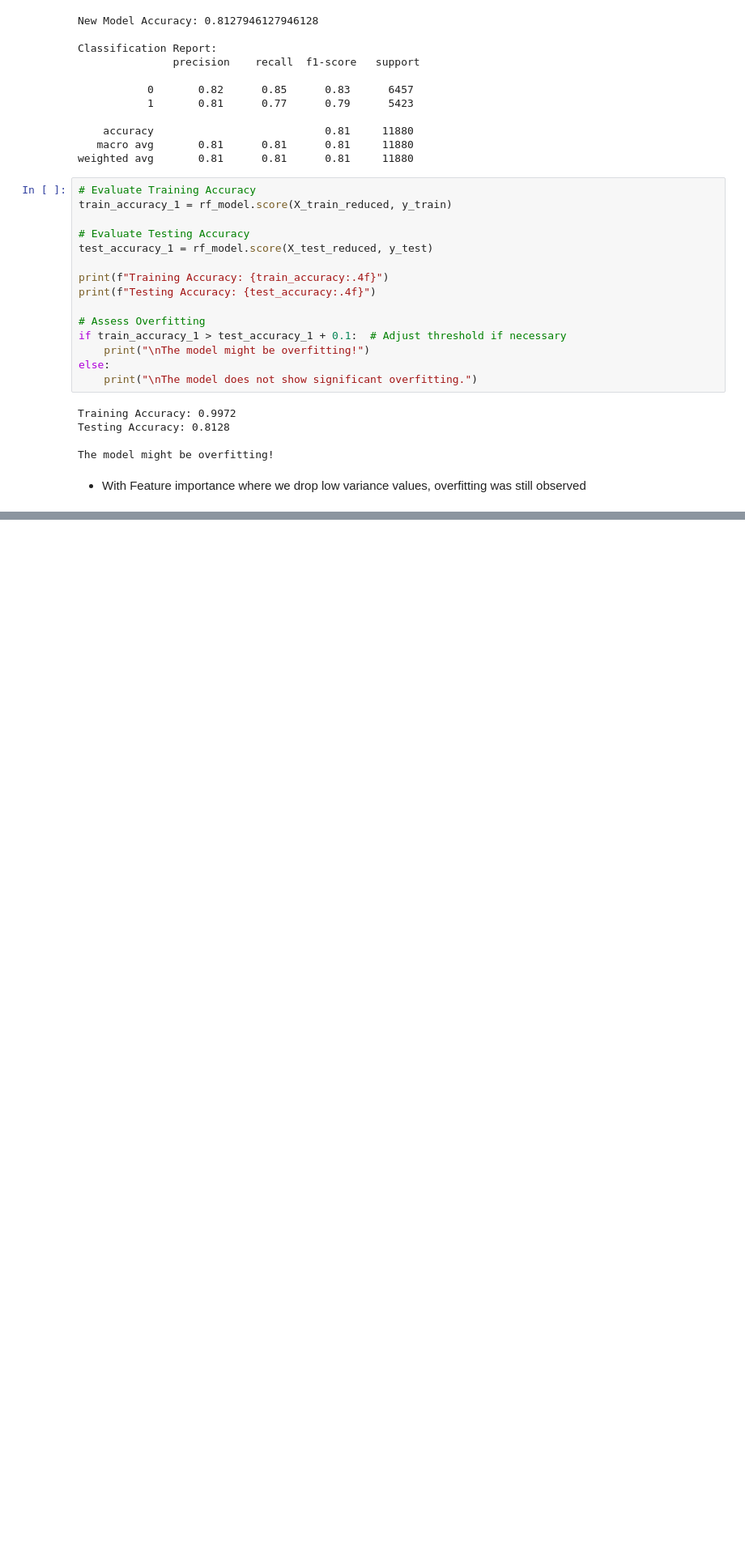
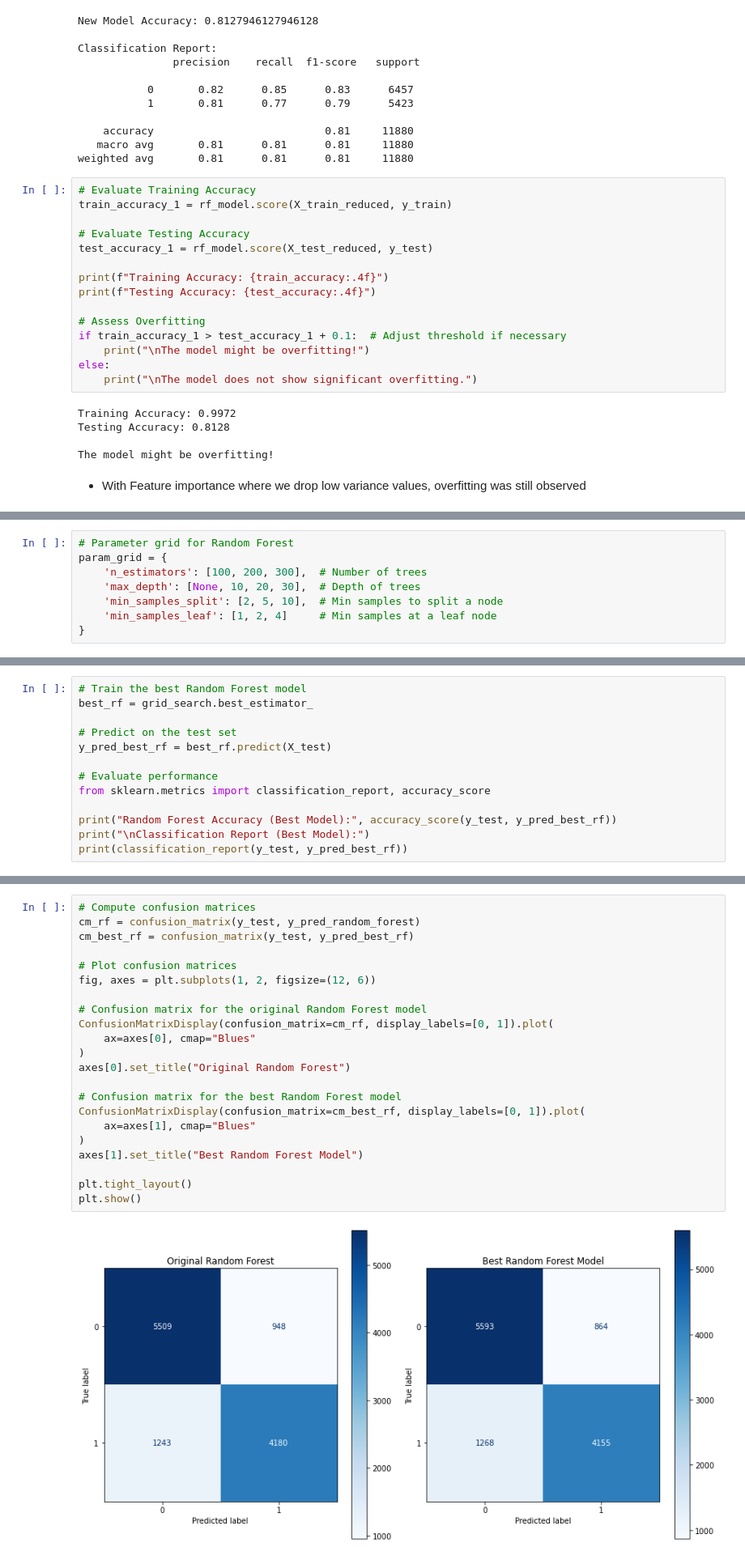
Before and after one commit to Ketty-Odero/Tanzanian-Water-Wells-Prediction-Model, a Jupyter notebook: index.ipynb, the cells around one changed output, grey strips where cells are left out. Shown: that part at 81% size. Cells and saved outputs as stored; diff of their text form; blank space fills up the shorter version.

Commit message:
models codes

```diff
--- a/index.ipynb
+++ b/index.ipynb
@@ -608,0 +611,8 @@ The model might be overfitting!
+# %%
+# Parameter grid for Random Forest
+param_grid = {
+    'n_estimators': [100, 200, 300],  # Number of trees
+    'max_depth': [None, 10, 20, 30],  # Depth of trees
+    'min_samples_split': [2, 5, 10],  # Min samples to split a node
+    'min_samples_leaf': [1, 2, 4]     # Min samples at a leaf node
+}
@@ -608,0 +654,13 @@ The model might be overfitting!
+# %%
+# Train the best Random Forest model
+best_rf = grid_search.best_estimator_
+
+# Predict on the test set
+y_pred_best_rf = best_rf.predict(X_test)
+
+# Evaluate performance
+from sklearn.metrics import classification_report, accuracy_score
+
+print("Random Forest Accuracy (Best Model):", accuracy_score(y_test, y_pred_best_rf))
+print("\nClassification Report (Best Model):")
+print(classification_report(y_test, y_pred_best_rf))
@@ -608,0 +697,24 @@ The model might be overfitting!
+# %%
+# Compute confusion matrices
+cm_rf = confusion_matrix(y_test, y_pred_random_forest)
+cm_best_rf = confusion_matrix(y_test, y_pred_best_rf)
+
+# Plot confusion matrices
+fig, axes = plt.subplots(1, 2, figsize=(12, 6))
+
+# Confusion matrix for the original Random Forest model
+ConfusionMatrixDisplay(confusion_matrix=cm_rf, display_labels=[0, 1]).plot(
+    ax=axes[0], cmap="Blues"
+)
+axes[0].set_title("Original Random Forest")
+
+# Confusion matrix for the best Random Forest model
+ConfusionMatrixDisplay(confusion_matrix=cm_best_rf, display_labels=[0, 1]).plot(
+    ax=axes[1], cmap="Blues"
+)
+axes[1].set_title("Best Random Forest Model")
+
+plt.tight_layout()
+plt.show()
+# %% [output]
+[figure, added]
```
Also changed, not shown: parts of 10 cells of this notebook.
